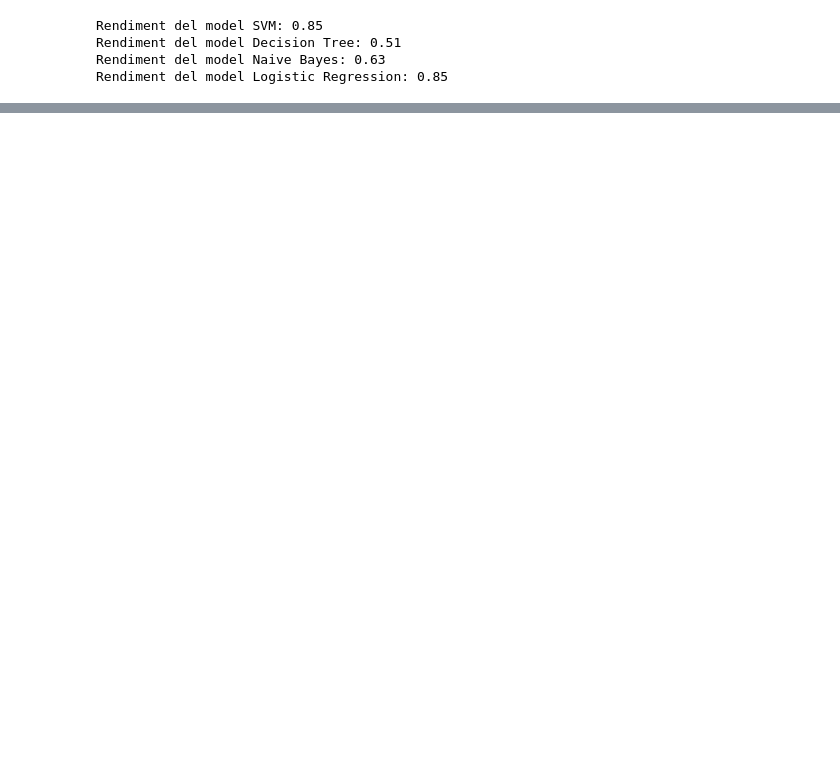
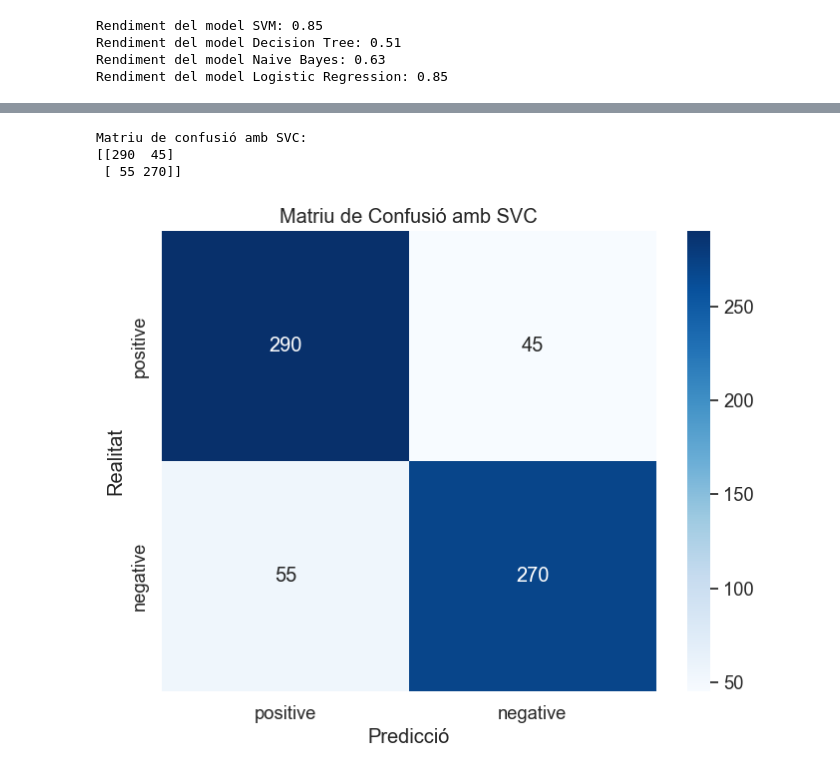
Before and after one commit to edaimon/projecte-final-it-academy, a Jupyter notebook: Projecte_Final_EDJ.ipynb, the cells around one changed output, grey strips where cells are left out. Saved outputs shown, nothing was run; the diff lists cells and outputs as text; code cells hidden in the pictures; blank space fills up the shorter version.

```diff
--- a/Projecte_Final_EDJ.ipynb
+++ b/Projecte_Final_EDJ.ipynb
@@ -624,0 +742,36 @@ Veiem que els models SVM i Logistic Regression són els més acurats, amb valors
+# %%
+from sklearn.metrics import confusion_matrix
+
+# Calcula la matriu de confusió amb SVC
+conf_mat_svc = confusion_matrix(test_y, svc.predict(test_x_vector), labels=['positive', 'negative'])
+
+# Imprimeix la matriu de confusió per a SVC
+print("Matriu de confusió amb SVC:")
+print(conf_mat_svc)
+# %% [output]
+Matriu de confusió amb SVC:
+[[290  45]
+ [ 55 270]]
+# %%
+# Per veure els resultats en gràfic del paquet seaborn:
+
+# Calcula la matriu de confusió amb SVC
+conf_mat_svc = confusion_matrix(test_y, svc.predict(test_x_vector), labels=['positive', 'negative'])
+
+# Crea una figura i un eix per a la visualització amb Seaborn
+plt.figure(figsize=(8, 6))
+sns.set(font_scale=1.2)  # Ajusta la mida de la font per a millor llegibilitat
+
+# Crea una visualització de mapa de calor amb Seaborn
+sns.heatmap(conf_mat_svc, annot=True, fmt='d', cmap='Blues',
+            xticklabels=['positive', 'negative'], yticklabels=['positive', 'negative'])
+
+# Personalitza les etiquetes i el títol
+plt.xlabel('Predicció')
+plt.ylabel('Realitat')
+plt.title('Matriu de Confusió amb SVC')
+
+# Mostra la visualització
+plt.show()
+# %% [output]
+[figure, added]
```
Also changed, not shown: parts of 36 cells of this notebook.
